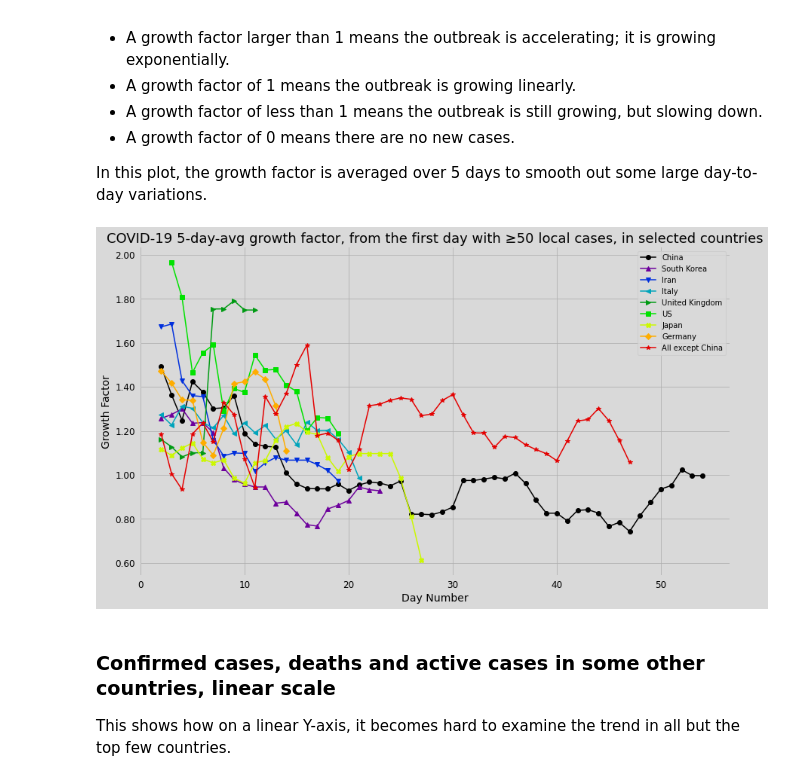
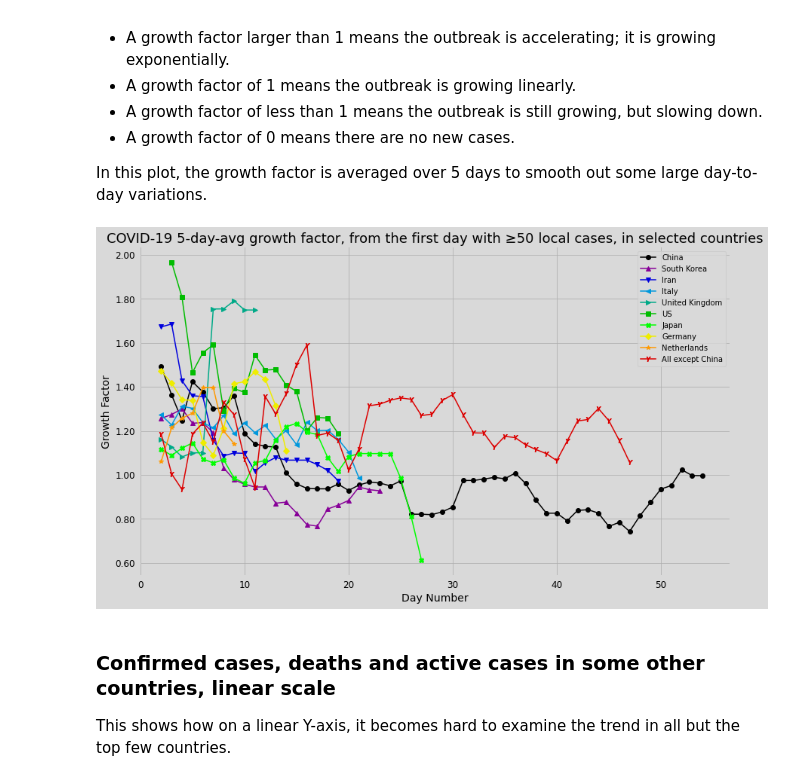
Before and after one commit to JeroenKools/covid19, a Jupyter notebook: COVID-19.ipynb, the cells around one changed output. Saved outputs shown, nothing was run; the diff lists cells and outputs as text; code cells hidden in the pictures.

Commit message:
formatting and fixed country colors

```diff
--- a/COVID-19.ipynb
+++ b/COVID-19.ipynb
@@ -138,10 +135,11 @@ The growth factor is the multiplier for the number of **new** cases per day. <br
 
 In this plot, the growth factor is averaged over 5 days to smooth out some large day-to-day variations.
 # %%
-countries_to_plot = ["China", "South Korea", "Iran", "Italy", "United Kingdom", "US", "Japan", "Germany", "All except China"]
-data.plot("day_number", "growth_factor", countries_to_plot, min_cases=50, n_days_average=5)
+countries_to_plot2 = ["China", "South Korea", "Iran", "Italy", "United Kingdom", "US", "Japan",
+                      "Germany", "Netherlands", "All except China"]
+data.plot("day_number", "growth_factor", countries_to_plot2, min_cases=50, n_days_average=5, fixed_country_colors=False)
 # %% [output]
-[figure, old version]
+[figure, new version]
 # %% [markdown]
 ### Confirmed cases, deaths and active cases in some other countries, linear scale
 
```
Also changed, not shown: parts of 8 cells of this notebook, 2 other files.
